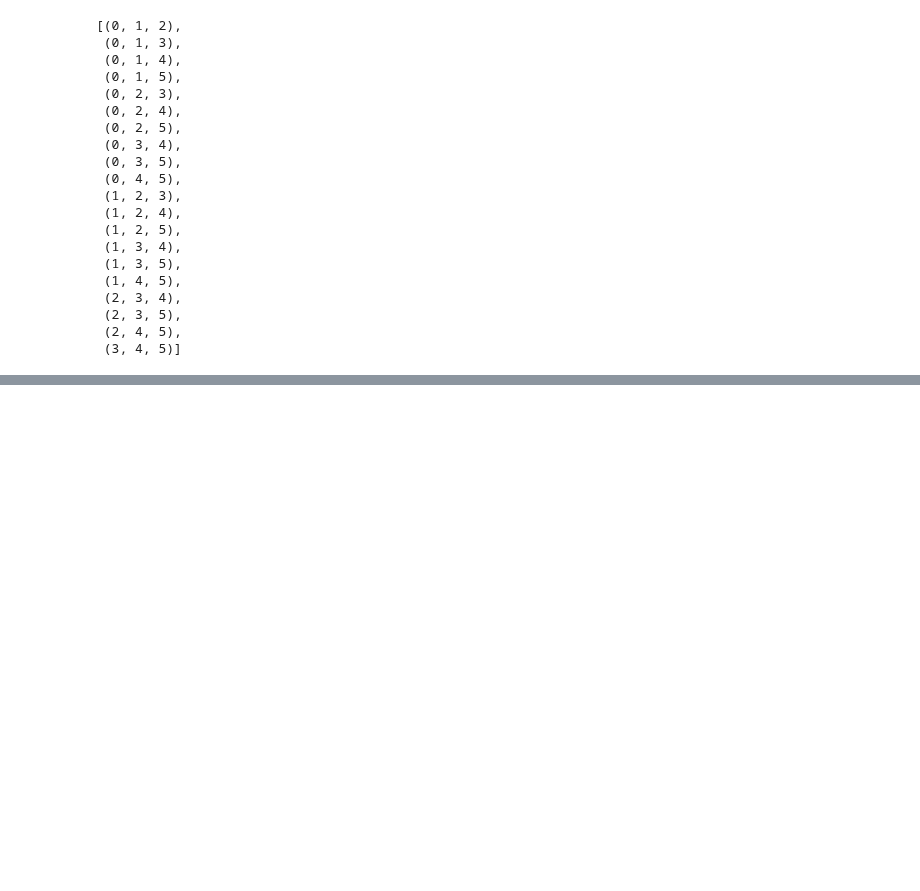
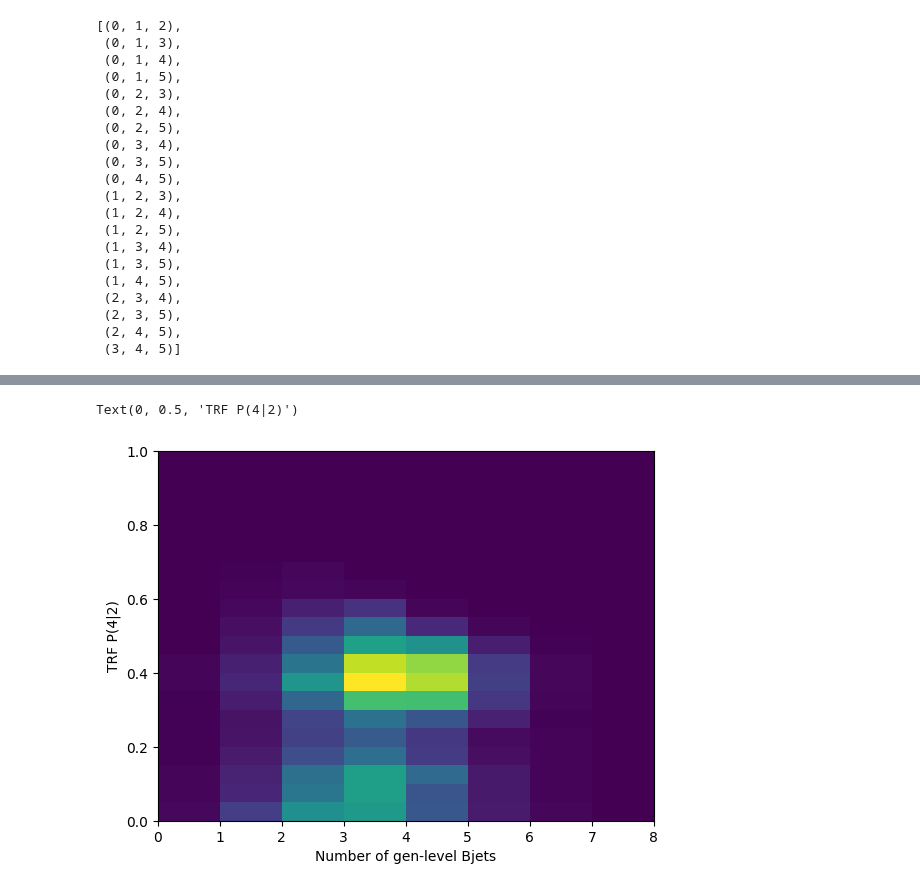
Before and after one commit to PocketCoffea/AnalysisConfigs, a Jupyter notebook: configs/ttHbb/tag_rate_function/TRF_Tests.ipynb, the cells around one changed output, grey strips where cells are left out. Drawn from its saved outputs; the diff is of its cells as text; code cells hidden in the pictures; blank space fills up the shorter version.

```diff
--- a/configs/ttHbb/tag_rate_function/TRF_Tests.ipynb
+++ b/configs/ttHbb/tag_rate_function/TRF_Tests.ipynb
@@ -202,0 +373,11 @@ out = comb_index(10, 3)
+# %%
+def get_conditiona_TRF(nA, nB, eff_j):
+    P_B = np.ones(len(eff_j))
+    for i in range(1, nB):  #from 0 to nB-1
+        P_B -= get_prob_M(i, eff_j)
+    # now the 0 tagged case
+    P_B -= ak.to_numpy(ak.prod(1-eff_j, axis=1))
+
+    P_A = get_prob_M(nA, eff_j)
+
+    return P_A, P_B, P_A/P_B
@@ -202,0 +398,10 @@ out = comb_index(10, 3)
+# %%
+P_A, P_B, P_AB = get_conditiona_TRF(4, 2, eff_j)
+# %%
+plt.hist2d(ak.to_numpy(nBjets), P_AB,
+          bins=(8, 20), range=((0.,8.),(0.,1.)));
+plt.xlabel("Number of gen-level Bjets")
+plt.ylabel("TRF P(4|2)")
+# %% [output]
+Text(0, 0.5, 'TRF P(4|2)')
+[figure, added]
```
Also changed, not shown: parts of 38 cells of this notebook.
